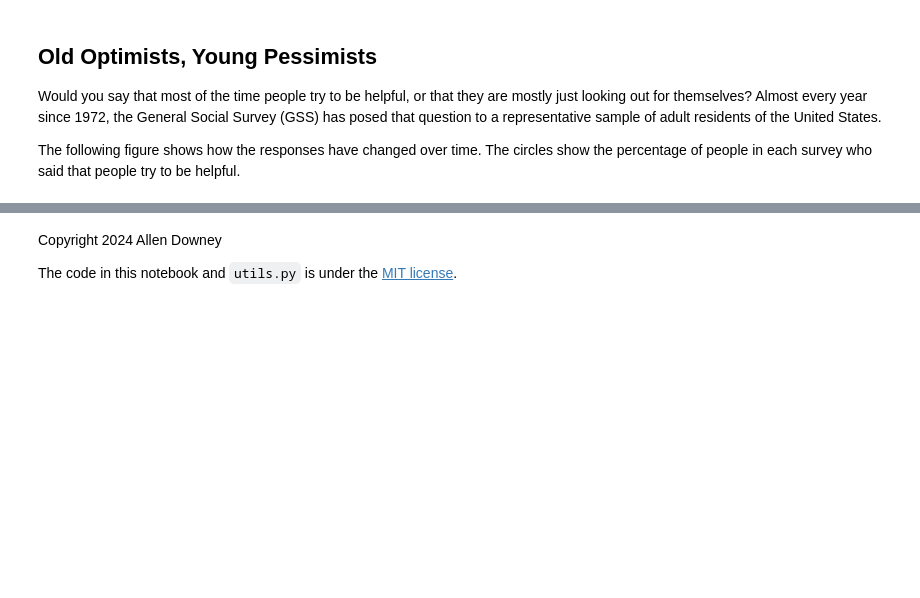
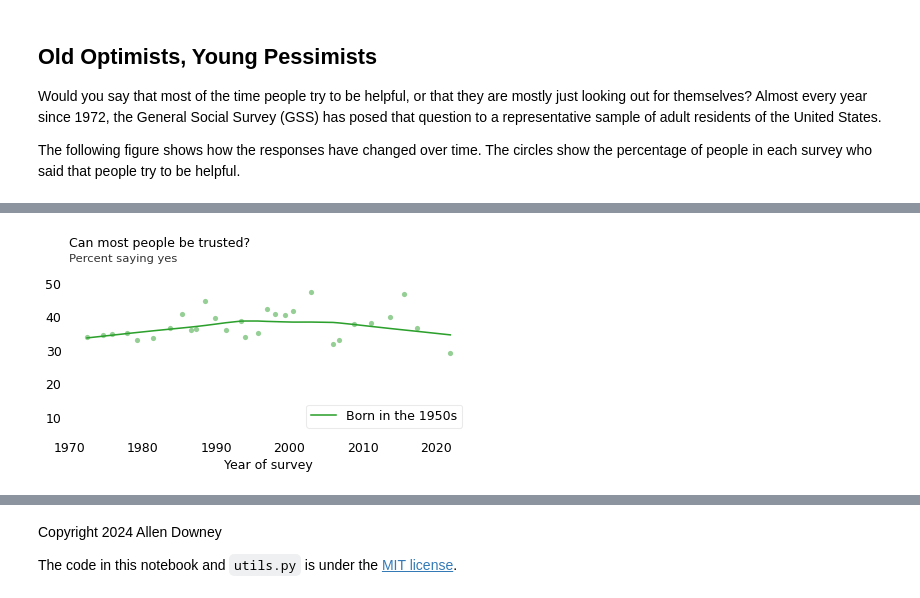
Before and after one commit to AllenDowney/ProbablyOverthinkingIt, a Jupyter notebook: examples/optimism.ipynb, the cells around one changed output, grey strips where cells are left out. Drawn from its saved outputs; the diff is of its cells as text; code cells hidden in the pictures; blank space fills up the shorter version.

```diff
--- a/examples/optimism.ipynb
+++ b/examples/optimism.ipynb
@@ -313,0 +330,8 @@ visualize_table(table)
+# %%
+question = """Generally speaking, would you say that most people can be trusted
+or that you can't be too careful in dealing with people?
+"""
+
+title = "Can most people be trusted?"
+subtitle = "Percent saying yes"
+ylim = [5, 55]
@@ -313,0 +348,6 @@ visualize_table(table)
+# %%
+varname = "trust"
+selected_value = 1
+
+series = gss[varname]
+series.value_counts()
@@ -313,0 +373,9 @@ visualize_table(table)
+# %%
+from utils import make_table
+
+subset = gss.dropna(subset=["cohort"]).copy()
+subset["cohort10"] = subset["cohort10"].astype(int)
+
+table = make_table(subset, "year", varname, "cohort10", selected_value)
+del table[1890]
+del table[1900]
@@ -313,0 +384,8 @@ visualize_table(table)
+# %%
+plot_series_lowess(table[1950], plot_series=True, color="C2", label="Born in the 1950s")
+
+plot_titles(title, subtitle)
+decorate(xlabel="Year of survey", ylim=ylim, loc="lower right")
+plt.savefig(f"optimism_{varname}_one_cohort", dpi=300)
+# %% [output]
+[figure, added]
```
Also changed, not shown: parts of 56 cells of this notebook.
